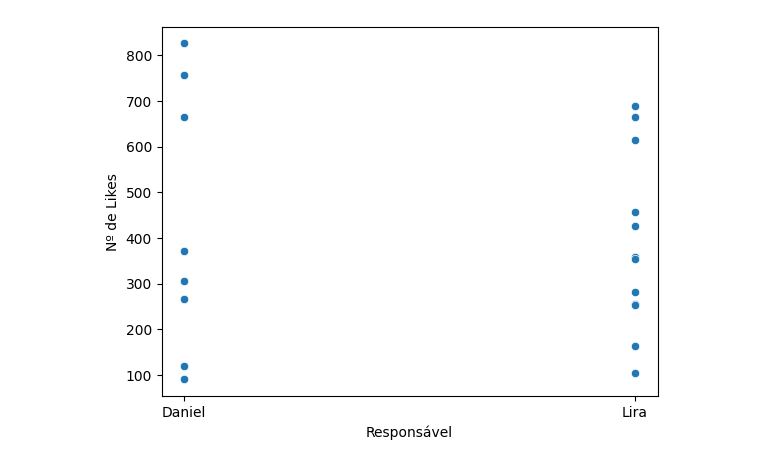
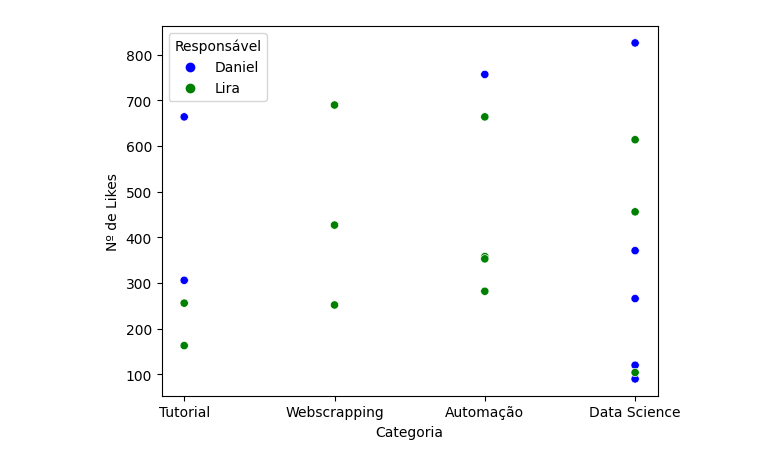
Before and after one commit to Matheus-IT/data_exploration, a Jupyter notebook: seaborn/first_plots.ipynb, the cells around one changed output. Cells and saved outputs as stored; diff of their text form; code cells hidden in the pictures.

Commit message:
Plotting more stuff using seaborn

```diff
--- a/seaborn/first_plots.ipynb
+++ b/seaborn/first_plots.ipynb
@@ -5,7 +7,5 @@ import matplotlib.pyplot as plt
 # %%
-videos_df = pd.read_excel('./videosYT.xlsx', 'videos')
-videos_df.columns
-fig = sns.barplot(data=videos_df, x='Responsável', y='Nº de Likes')
+fig = sns.scatterplot(data=videos_df, x='Categoria', y='Nº de Likes', hue='Responsável', palette=['blue', 'green'])
 plt.show(fig)
 # %% [output]
-[figure, old version]
+[figure, new version]
```
Also changed, not shown: parts of 3 cells of this notebook.
